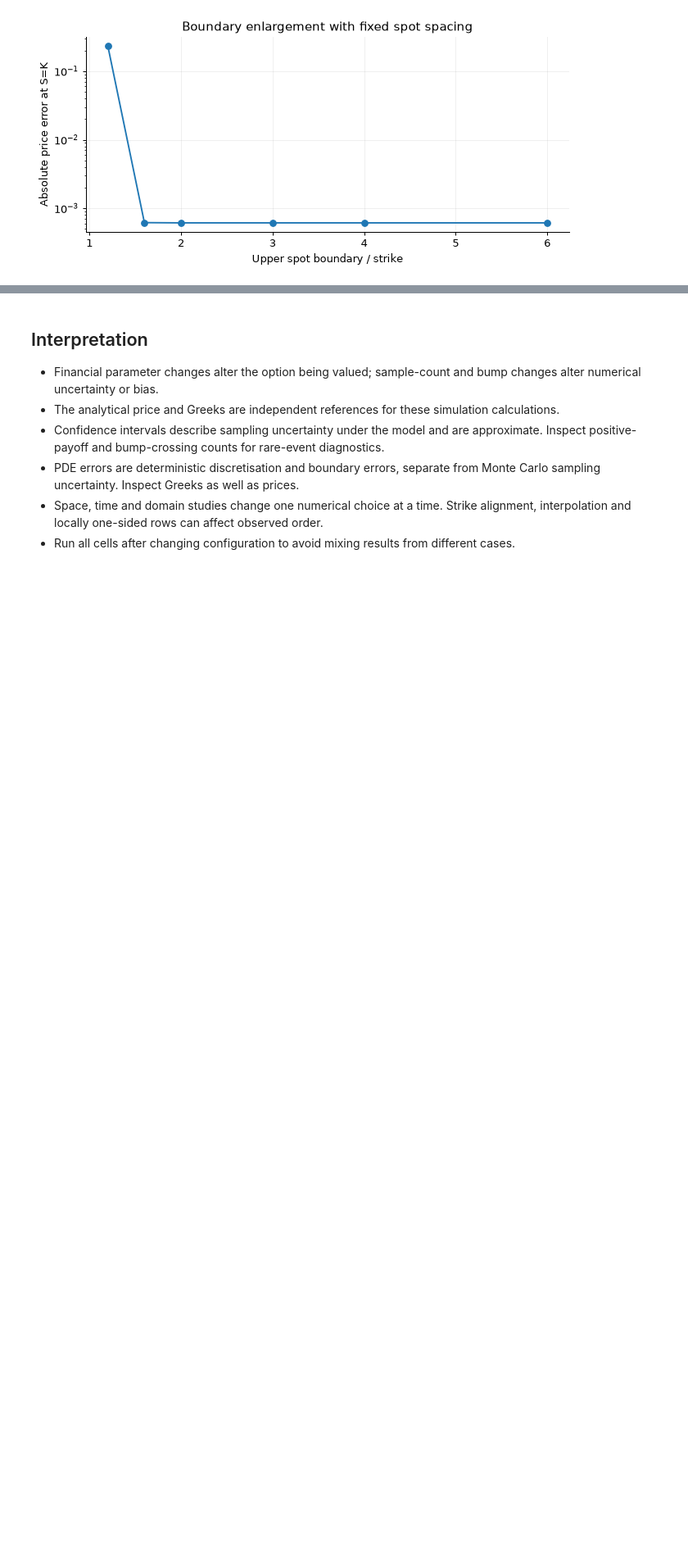
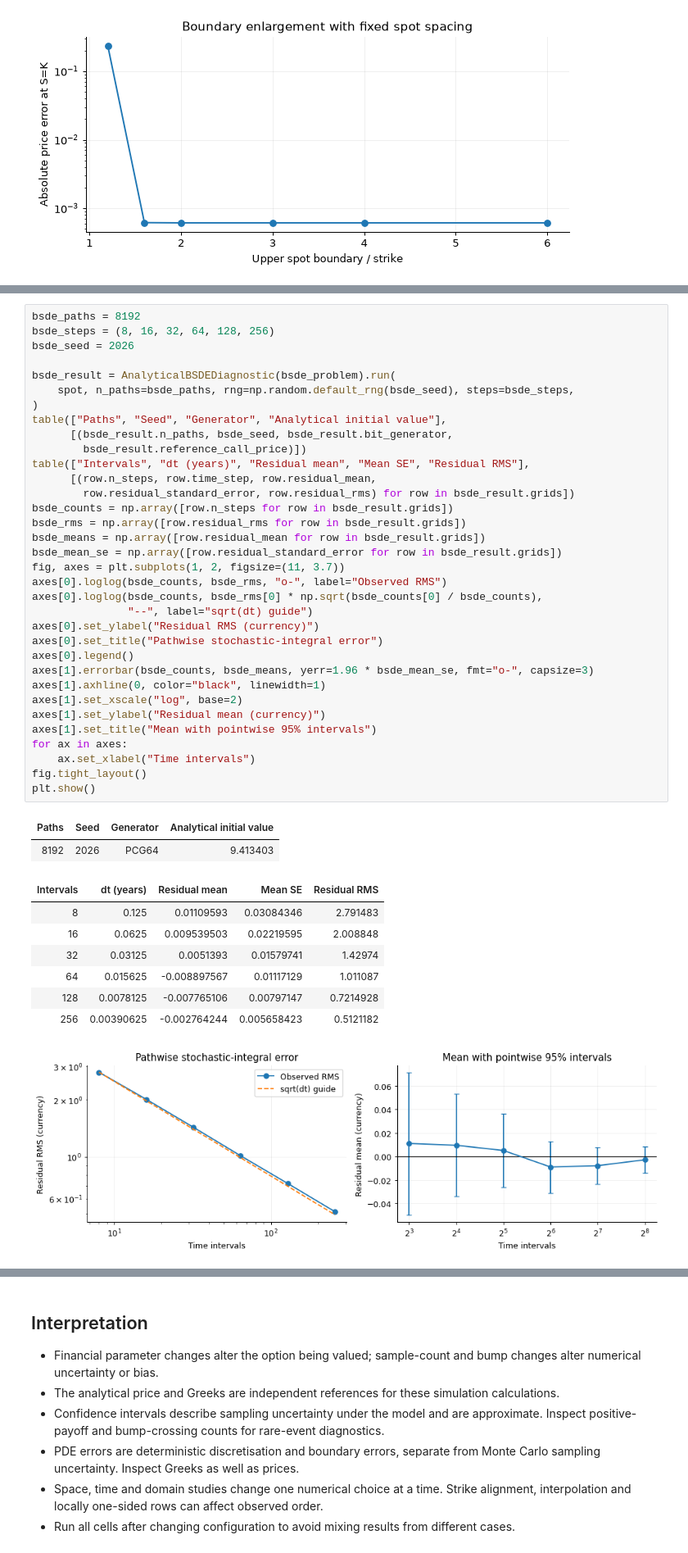
Before and after one commit to KVInator/deep-bsde-pricing, a Jupyter notebook: notebooks/01_classical_references.ipynb, the cells around one changed output, grey strips where cells are left out. Shown at 82% size. Saved outputs shown, nothing was run; the diff lists cells and outputs as text; blank space fills up the shorter version.

```diff
--- a/notebooks/01_classical_references.ipynb
+++ b/notebooks/01_classical_references.ipynb
@@ -466,0 +524,45 @@ plt.show()
+# %%
+bsde_paths = 8192
+bsde_steps = (8, 16, 32, 64, 128, 256)
+bsde_seed = 2026
+
+bsde_result = AnalyticalBSDEDiagnostic(bsde_problem).run(
+    spot, n_paths=bsde_paths, rng=np.random.default_rng(bsde_seed), steps=bsde_steps,
+)
+table(["Paths", "Seed", "Generator", "Analytical initial value"],
+      [(bsde_result.n_paths, bsde_seed, bsde_result.bit_generator,
+        bsde_result.reference_call_price)])
+table(["Intervals", "dt (years)", "Residual mean", "Mean SE", "Residual RMS"],
+      [(row.n_steps, row.time_step, row.residual_mean,
+        row.residual_standard_error, row.residual_rms) for row in bsde_result.grids])
+bsde_counts = np.array([row.n_steps for row in bsde_result.grids])
+bsde_rms = np.array([row.residual_rms for row in bsde_result.grids])
+bsde_means = np.array([row.residual_mean for row in bsde_result.grids])
+bsde_mean_se = np.array([row.residual_standard_error for row in bsde_result.grids])
+fig, axes = plt.subplots(1, 2, figsize=(11, 3.7))
+axes[0].loglog(bsde_counts, bsde_rms, "o-", label="Observed RMS")
+axes[0].loglog(bsde_counts, bsde_rms[0] * np.sqrt(bsde_counts[0] / bsde_counts),
+               "--", label="sqrt(dt) guide")
+axes[0].set_ylabel("Residual RMS (currency)")
+axes[0].set_title("Pathwise stochastic-integral error")
+axes[0].legend()
+axes[1].errorbar(bsde_counts, bsde_means, yerr=1.96 * bsde_mean_se, fmt="o-", capsize=3)
+axes[1].axhline(0, color="black", linewidth=1)
+axes[1].set_xscale("log", base=2)
+axes[1].set_ylabel("Residual mean (currency)")
+axes[1].set_title("Mean with pointwise 95% intervals")
+for ax in axes:
+    ax.set_xlabel("Time intervals")
+fig.tight_layout()
+plt.show()
+# %% [output]
+| Paths | Seed | Generator | Analytical initial value |
+| 8192 | 2026 | PCG64 | 9.413403 |
+| Intervals | dt (years) | Residual mean | Mean SE | Residual RMS |
+| 8 | 0.125 | 0.01109593 | 0.03084346 | 2.791483 |
+| 16 | 0.0625 | 0.009539503 | 0.02219595 | 2.008848 |
+| 32 | 0.03125 | 0.0051393 | 0.01579741 | 1.42974 |
+| 64 | 0.015625 | -0.008897567 | 0.01117129 | 1.011087 |
+| 128 | 0.0078125 | -0.007765106 | 0.00797147 | 0.7214928 |
+| 256 | 0.00390625 | -0.002764244 | 0.005658423 | 0.5121182 |
+[figure, added]
```
Also changed, not shown: parts of 4 cells of this notebook, 6 other files.
